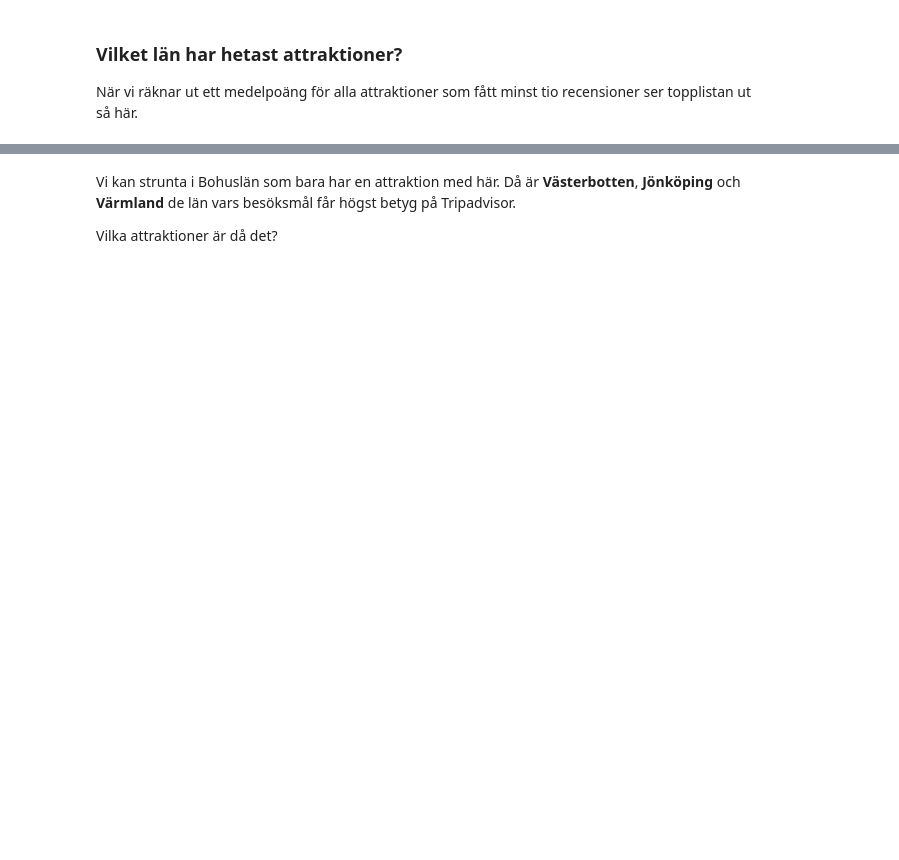
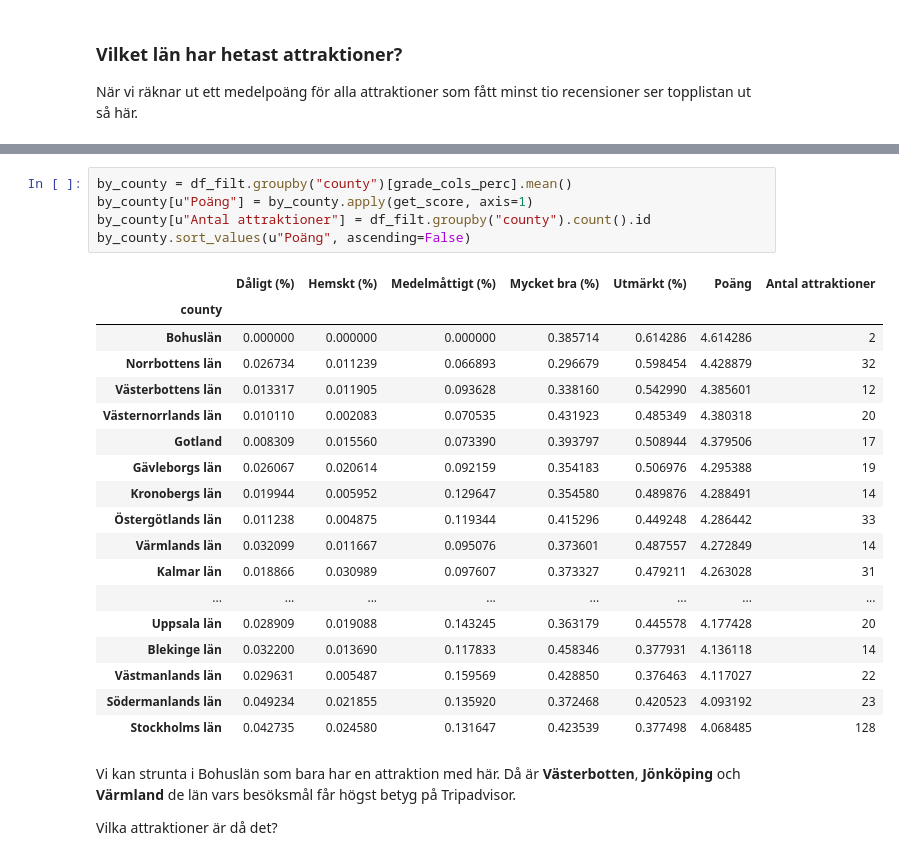
Before and after one commit to jensfinnas/tripadvisor-scraper, a Jupyter notebook: TripAdvisor Reviews | Analysis.ipynb, the cells around one changed output, grey strips where cells are left out. Cells and saved outputs as stored; diff of their text form; blank space fills up the shorter version.

Commit message:
Add analysis on popular activities in counties and cities

```diff
--- a/TripAdvisor Reviews | Analysis.ipynb
+++ b/TripAdvisor Reviews | Analysis.ipynb
@@ -79,3 +61,27 @@ När vi räknar ut ett medelpoäng för alla attraktioner som fått minst tio re
+# %%
+by_county = df_filt.groupby("county")[grade_cols_perc].mean()
+by_county[u"Poäng"] = by_county.apply(get_score, axis=1)
+by_county[u"Antal attraktioner"] = df_filt.groupby("county").count().id
+by_county.sort_values(u"Poäng", ascending=False)
+# %% [output]
+|  | Dåligt (%) | Hemskt (%) | Medelmåttigt (%) | Mycket bra (%) | Utmärkt (%) | Poäng | Antal attraktioner |
+| county |  |  |  |  |  |  |  |
+| Bohuslän | 0.000000 | 0.000000 | 0.000000 | 0.385714 | 0.614286 | 4.614286 | 2 |
+| Norrbottens län | 0.026734 | 0.011239 | 0.066893 | 0.296679 | 0.598454 | 4.428879 | 32 |
+| Västerbottens län | 0.013317 | 0.011905 | 0.093628 | 0.338160 | 0.542990 | 4.385601 | 12 |
+| Västernorrlands län | 0.010110 | 0.002083 | 0.070535 | 0.431923 | 0.485349 | 4.380318 | 20 |
+| Gotland | 0.008309 | 0.015560 | 0.073390 | 0.393797 | 0.508944 | 4.379506 | 17 |
+| Gävleborgs län | 0.026067 | 0.020614 | 0.092159 | 0.354183 | 0.506976 | 4.295388 | 19 |
+| Kronobergs län | 0.019944 | 0.005952 | 0.129647 | 0.354580 | 0.489876 | 4.288491 | 14 |
+| Östergötlands län | 0.011238 | 0.004875 | 0.119344 | 0.415296 | 0.449248 | 4.286442 | 33 |
+| Värmlands län | 0.032099 | 0.011667 | 0.095076 | 0.373601 | 0.487557 | 4.272849 | 14 |
+| Kalmar län | 0.018866 | 0.030989 | 0.097607 | 0.373327 | 0.479211 | 4.263028 | 31 |
+| ... | ... | ... | ... | ... | ... | ... | ... |
+| Uppsala län | 0.028909 | 0.019088 | 0.143245 | 0.363179 | 0.445578 | 4.177428 | 20 |
+| Blekinge län | 0.032200 | 0.013690 | 0.117833 | 0.458346 | 0.377931 | 4.136118 | 14 |
+| Västmanlands län | 0.029631 | 0.005487 | 0.159569 | 0.428850 | 0.376463 | 4.117027 | 22 |
+| Södermanlands län | 0.049234 | 0.021855 | 0.135920 | 0.372468 | 0.420523 | 4.093192 | 23 |
+| Stockholms län | 0.042735 | 0.024580 | 0.131647 | 0.423539 | 0.377498 | 4.068485 | 128 |
 # %% [markdown]
 Vi kan strunta i Bohuslän som bara har en attraktion med här. Då är **Västerbotten**, **Jönköping** och **Värmland** de län vars besöksmål får högst betyg på Tripadvisor.
 
```
Also changed, not shown: parts of 19 cells of this notebook.
